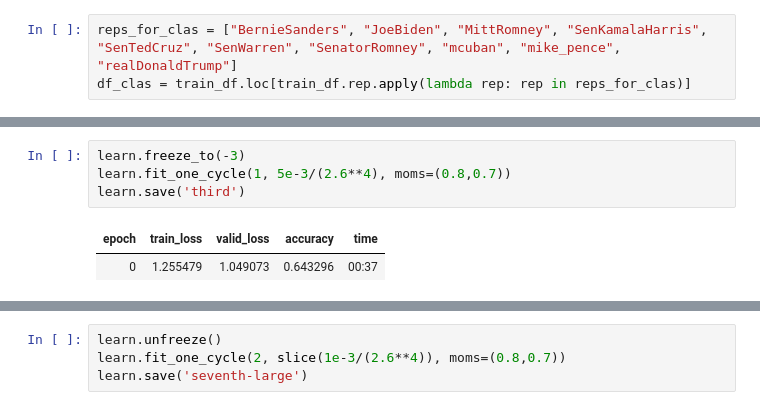
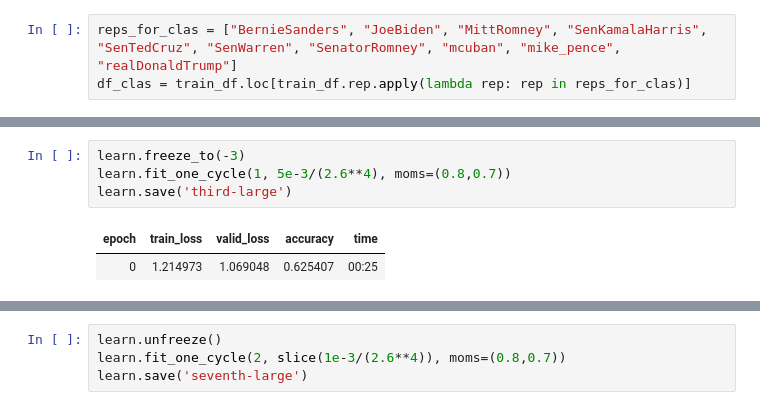
Before and after one commit to tg1482/rep2vec, a Jupyter notebook: Politician Embedding Extraction.ipynb, the cells around one changed output, grey strips where cells are left out. Saved outputs shown, nothing was run; the diff lists cells and outputs as text.

```diff
--- a/Politician Embedding Extraction.ipynb
+++ b/Politician Embedding Extraction.ipynb
@@ -406,10 +396,10 @@ learn.save('second-large')
 # %%
 learn.freeze_to(-3)
 learn.fit_one_cycle(1, 5e-3/(2.6**4), moms=(0.8,0.7))
-learn.save('third')
+learn.save('third-large')
 # %% [output]
 | epoch | train_loss | valid_loss | accuracy | time |
-| 0 | 1.255479 | 1.049073 | 0.643296 | 00:37 |
+| 0 | 1.214973 | 1.069048 | 0.625407 | 00:25 |
 # %%
 learn.lr_find()
 learn.recorder.plot()
```
Also changed, not shown: parts of 35 cells of this notebook.
